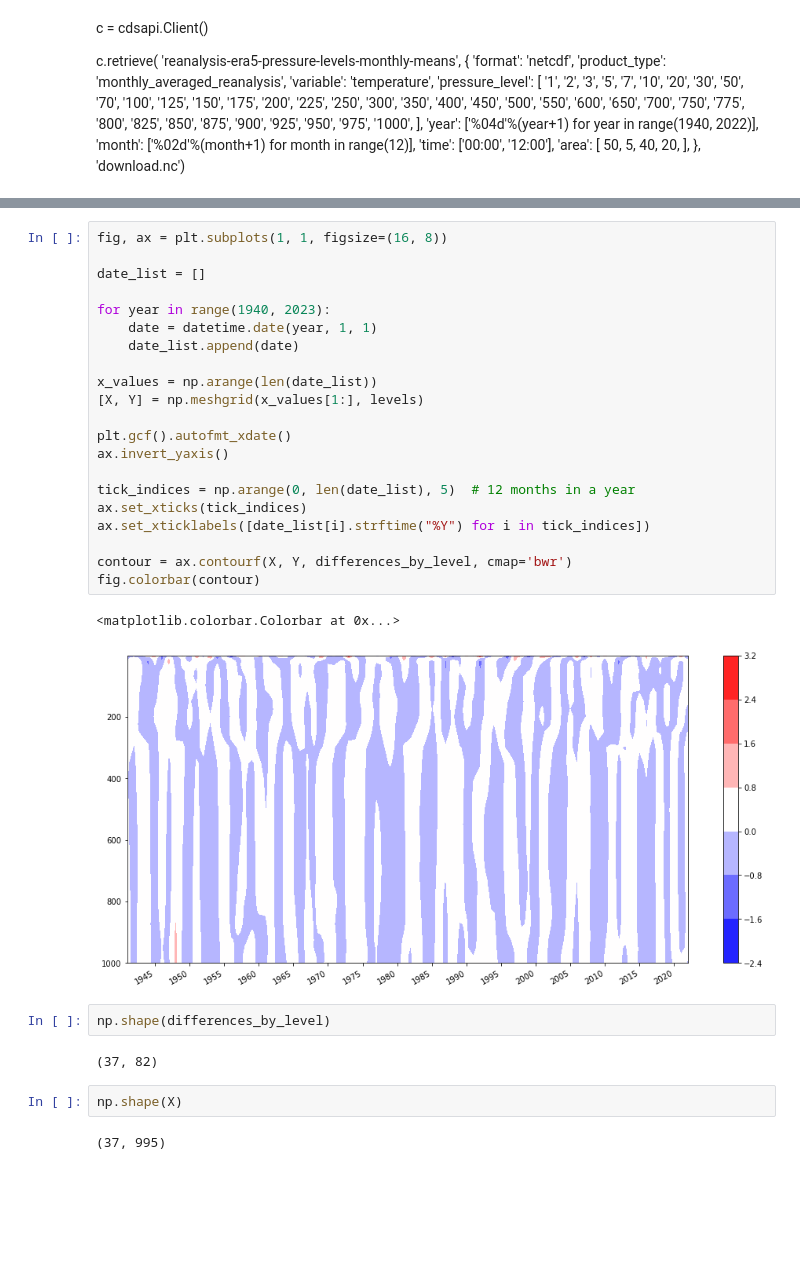
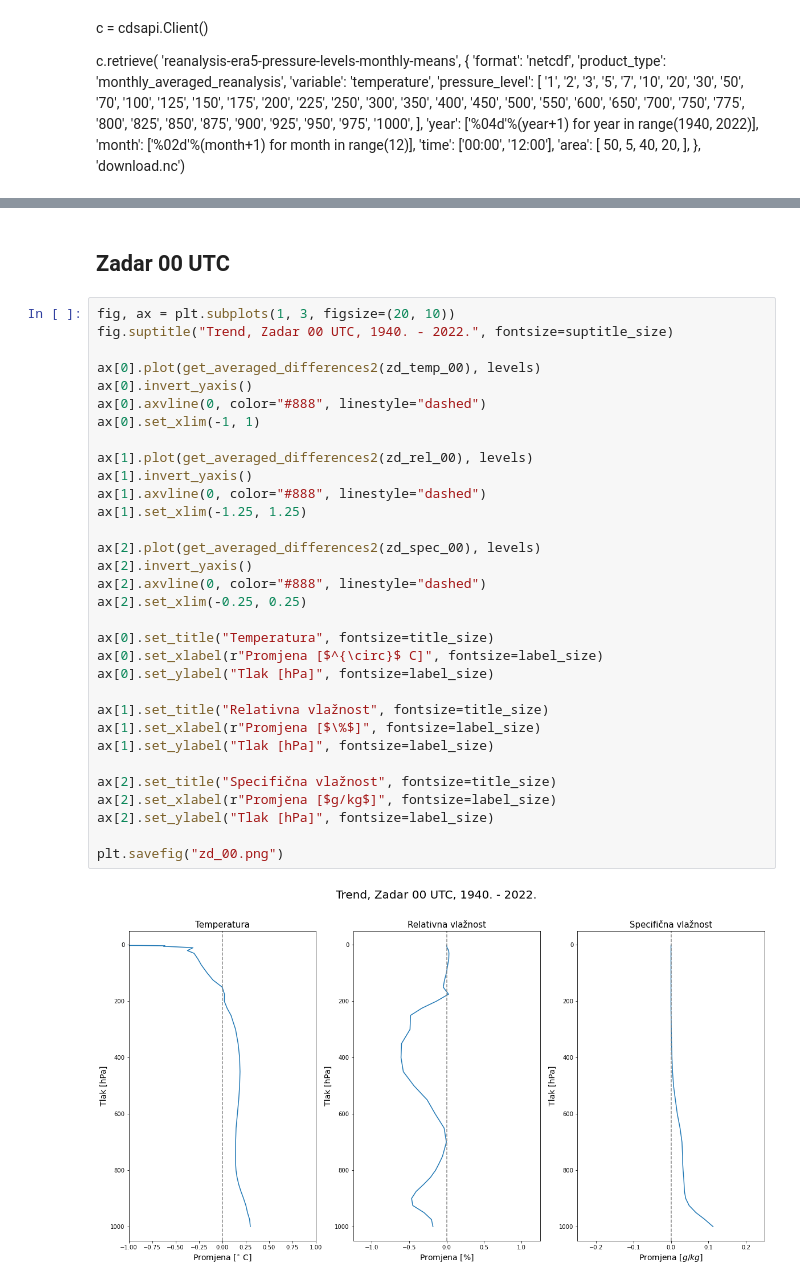
Before and after one commit to oyrad/diplomatic-work, a Jupyter notebook: cda.ipynb, the cells around one changed output, grey strips where cells are left out. Drawn from its saved outputs; the diff is of its cells as text; blank space fills up the shorter version.

```diff
--- a/cda.ipynb
+++ b/cda.ipynb
@@ -123,32 +196,36 @@ for level in range(len(levels)):
-# %%
-fig, ax = plt.subplots(1, 1, figsize=(16, 8))
-
-date_list = []
-
-for year in range(1940, 2023):
-    date = datetime.date(year, 1, 1)
-    date_list.append(date)
-
-x_values = np.arange(len(date_list))
-[X, Y] = np.meshgrid(x_values[1:], levels)
-
-plt.gcf().autofmt_xdate()
-ax.invert_yaxis()
-
-tick_indices = np.arange(0, len(date_list), 5)  # 12 months in a year
-ax.set_xticks(tick_indices)
-ax.set_xticklabels([date_list[i].strftime("%Y") for i in tick_indices])
-
-contour = ax.contourf(X, Y, differences_by_level, cmap='bwr')
-fig.colorbar(contour)
-# %% [output]
-<matplotlib.colorbar.Colorbar at 0x...>
-[figure, removed]
-# %%
-np.shape(differences_by_level)
-# %% [output]
-(37, 82)
-# %%
-np.shape(X)
-# %% [output]
-(37, 995)
+# %% [markdown]
+## Zadar 00 UTC
+# %%
+fig, ax = plt.subplots(1, 3, figsize=(20, 10))
+fig.suptitle("Trend, Zadar 00 UTC, 1940. - 2022.", fontsize=suptitle_size)
+
+ax[0].plot(get_averaged_differences2(zd_temp_00), levels)
+ax[0].invert_yaxis()
+ax[0].axvline(0, color="#888", linestyle="dashed")
+ax[0].set_xlim(-1, 1)
+
+ax[1].plot(get_averaged_differences2(zd_rel_00), levels)
+ax[1].invert_yaxis()
+ax[1].axvline(0, color="#888", linestyle="dashed")
+ax[1].set_xlim(-1.25, 1.25)
+
+ax[2].plot(get_averaged_differences2(zd_spec_00), levels)
+ax[2].invert_yaxis()
+ax[2].axvline(0, color="#888", linestyle="dashed")
+ax[2].set_xlim(-0.25, 0.25)
+
+ax[0].set_title("Temperatura", fontsize=title_size)
+ax[0].set_xlabel(r"Promjena [$^{\circ}$ C]", fontsize=label_size)
+ax[0].set_ylabel("Tlak [hPa]", fontsize=label_size)
+
+ax[1].set_title("Relativna vlažnost", fontsize=title_size)
+ax[1].set_xlabel(r"Promjena [$\%$]", fontsize=label_size)
+ax[1].set_ylabel("Tlak [hPa]", fontsize=label_size)
+
+ax[2].set_title("Specifična vlažnost", fontsize=title_size)
+ax[2].set_xlabel(r"Promjena [$g/kg$]", fontsize=label_size)
+ax[2].set_ylabel("Tlak [hPa]", fontsize=label_size)
+
+plt.savefig("zd_00.png")
+# %% [output]
+[figure, added]
```
Also changed, not shown: parts of 19 cells of this notebook, 10 other files.
